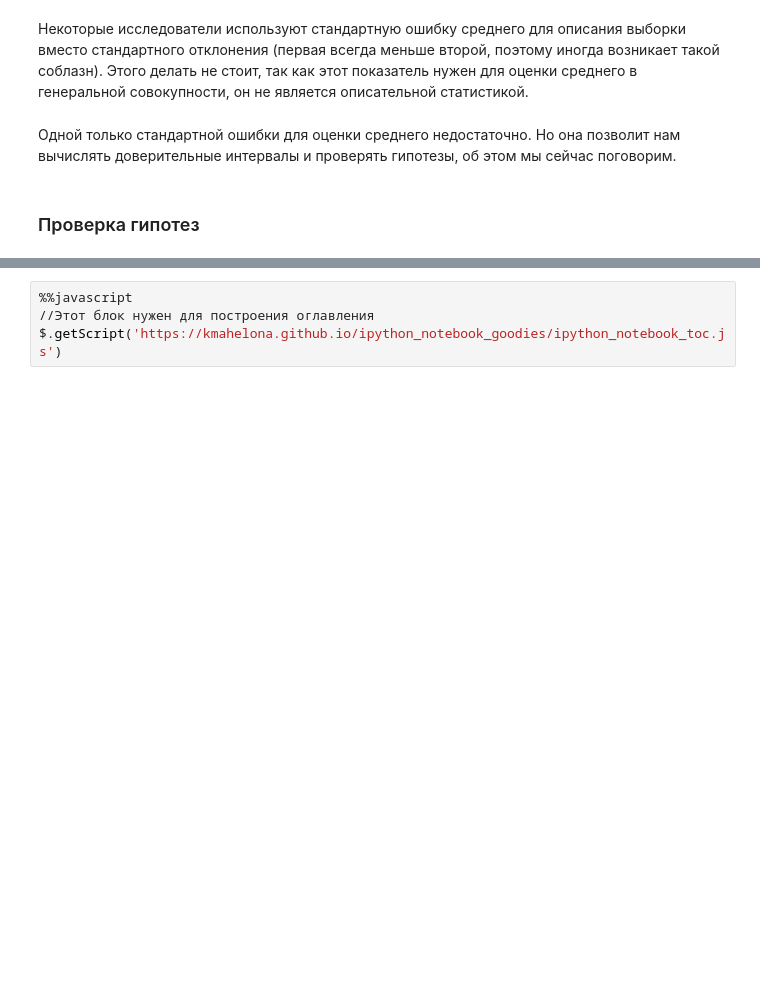
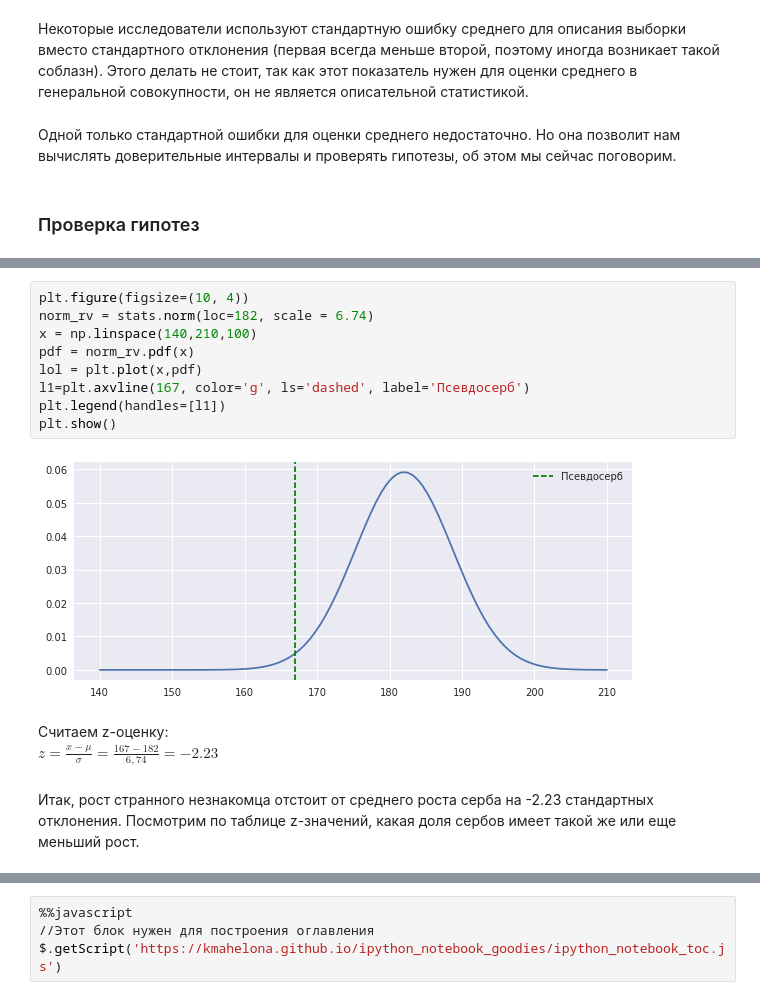
Before and after one commit to mishaberegov/statistics, a Jupyter notebook: Статистика_для_нубов.ipynb, the cells around one changed output, grey strips where cells are left out. Cells and saved outputs as stored; diff of their text form; blank space fills up the shorter version.

```diff
--- a/Статистика_для_нубов.ipynb
+++ b/Статистика_для_нубов.ipynb
@@ -622,0 +630,16 @@ $SE_\overline{x} = \frac{s}{\sqrt{n}}$
+# %%
+plt.figure(figsize=(10, 4))
+norm_rv = stats.norm(loc=182, scale = 6.74)
+x = np.linspace(140,210,100)
+pdf = norm_rv.pdf(x)
+lol = plt.plot(x,pdf)
+l1=plt.axvline(167, color='g', ls='dashed', label='Псевдосерб')
+plt.legend(handles=[l1])
+plt.show()
+# %% [output]
+[figure, added]
+# %% [markdown]
+Считаем z-оценку: <br>
+$z=\frac{x-\mu}{\sigma} = \frac{167-182}{6,74} = -2.23$
+# %% [markdown]
+Итак, рост странного незнакомца отстоит от среднего роста серба на -2.23 стандартных отклонения. Посмотрим по таблице z-значений, какая доля сербов имеет такой же или еще меньший рост.
```
Also changed, not shown: parts of 25 cells of this notebook.
